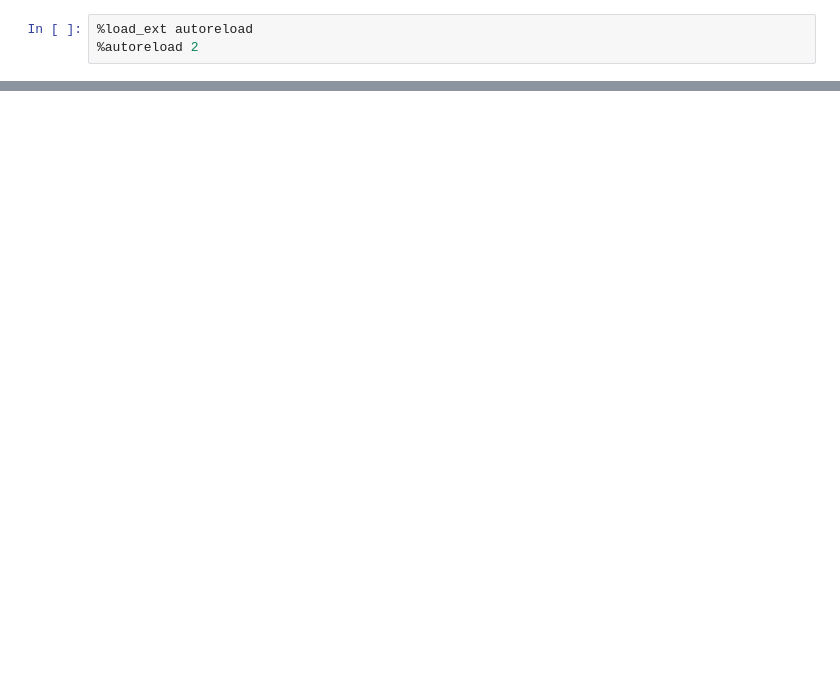
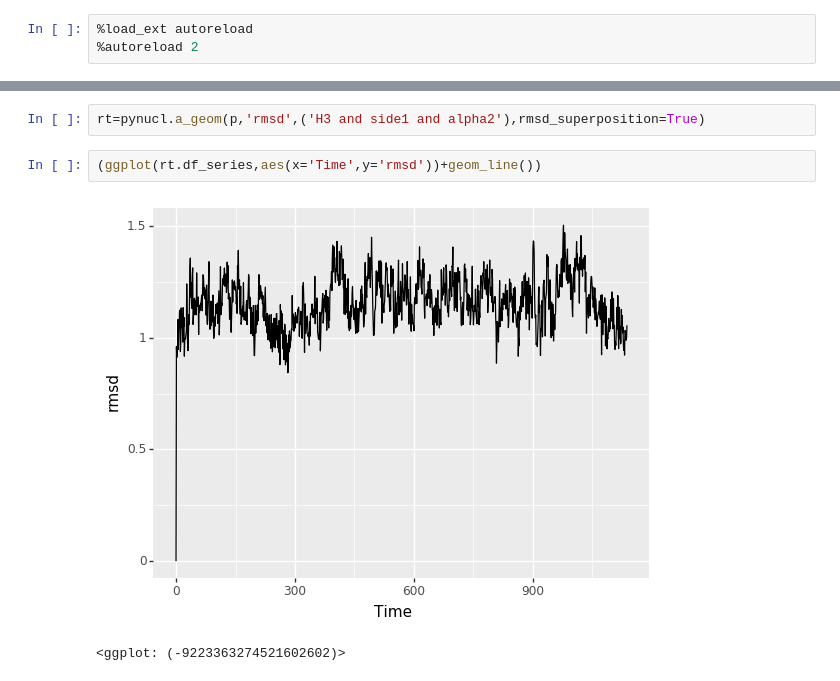
Before and after one commit to intbio/pynucl, a Jupyter notebook: examples/example_geom.ipynb, the cells around one changed output, grey strips where cells are left out. Saved outputs shown, nothing was run; the diff lists cells and outputs as text; blank space fills up the shorter version.

```diff
--- a/examples/example_geom.ipynb
+++ b/examples/example_geom.ipynb
@@ -64,0 +85,7 @@ from plotnine import *
+# %%
+rt=pynucl.a_geom(p,'rmsd',('H3 and side1 and alpha2'),rmsd_superposition=True)
+# %%
+(ggplot(rt.df_series,aes(x='Time',y='rmsd'))+geom_line())
+# %% [output]
+[figure, added]
+<ggplot: (-9223363274521602602)>
```
Also changed, not shown: parts of 28 cells of this notebook, 8 other files.
